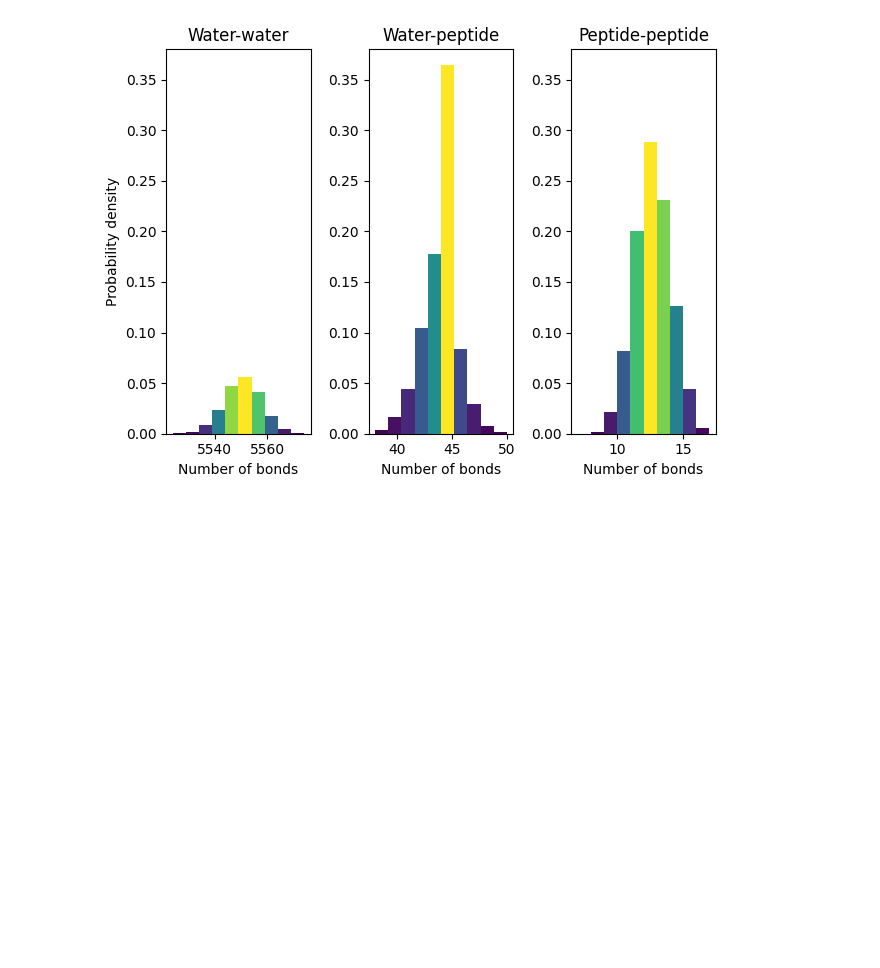
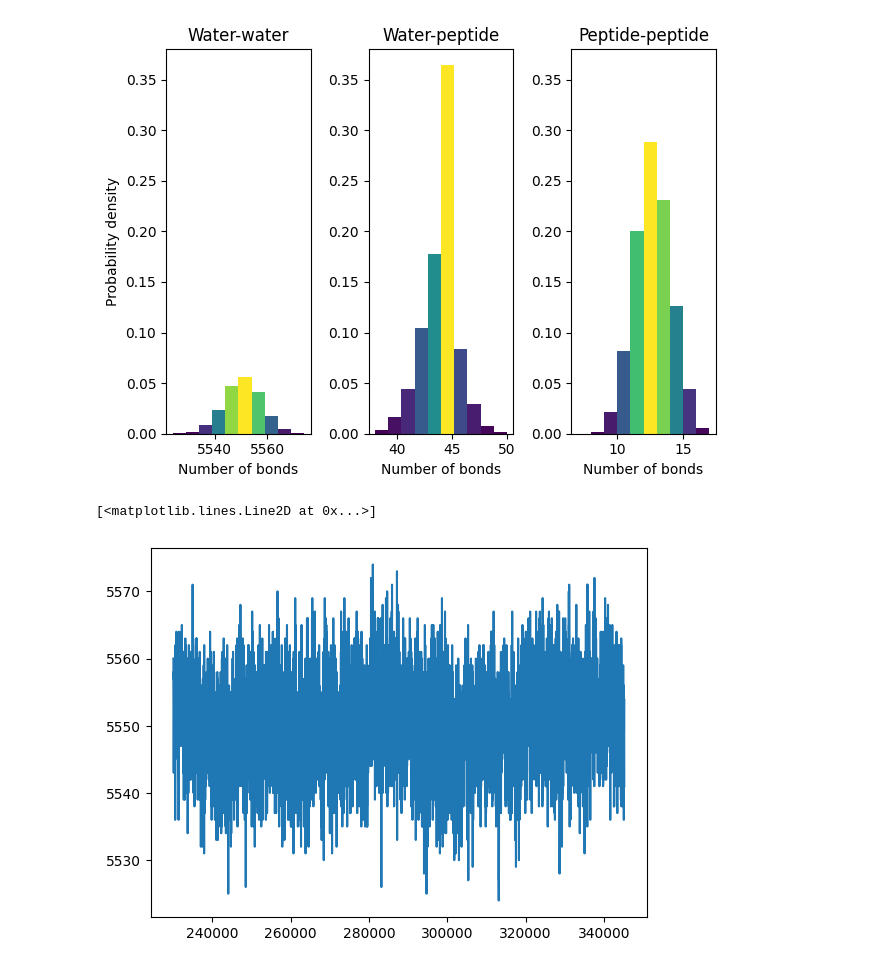
Before and after one commit to YimingHuang1999/PROJECT, a Jupyter notebook: HBOND/GAD1-NVT/T180K/HBOND-NUMBER.ipynb, the cells around one changed output. Cells and saved outputs as stored; diff of their text form; code cells hidden in the pictures; blank space fills up the shorter version.

```diff
--- a/HBOND/GAD1-NVT/T180K/HBOND-NUMBER.ipynb
+++ b/HBOND/GAD1-NVT/T180K/HBOND-NUMBER.ipynb
@@ -9,6 +9,7 @@ hbnum_np_np = np.loadtxt("hbnum_np-np.xvg", comments=["@", "#"],unpack=True)
 # %%
 hbnum_np_np = np.loadtxt("hbnum_np-np.xvg", comments=["@", "#"],unpack=True)
 ti = int(2/3*len(hbnum_np_np[0]))
+time = hbnum_np_np[0][ti:]
 hbnum = hbnum_np_np[1][ti:]
 y,x,_ = plt.hist(hbnum,ec='black',density=True)
 plt.xlabel('Number of hydrogen bonds')
@@ -123,3 +124,8 @@ axs[0].set_ylabel('Probability density')
 fig.savefig("hbond-histogram.pdf", format="pdf")
 # %% [output]
 [figure]
+# %%
+plt.plot(time, hbnum)
+# %% [output]
+[<matplotlib.lines.Line2D at 0x...>]
+[figure, added]
```
Also changed, not shown: parts of 2 cells of this notebook, 5 other files.
